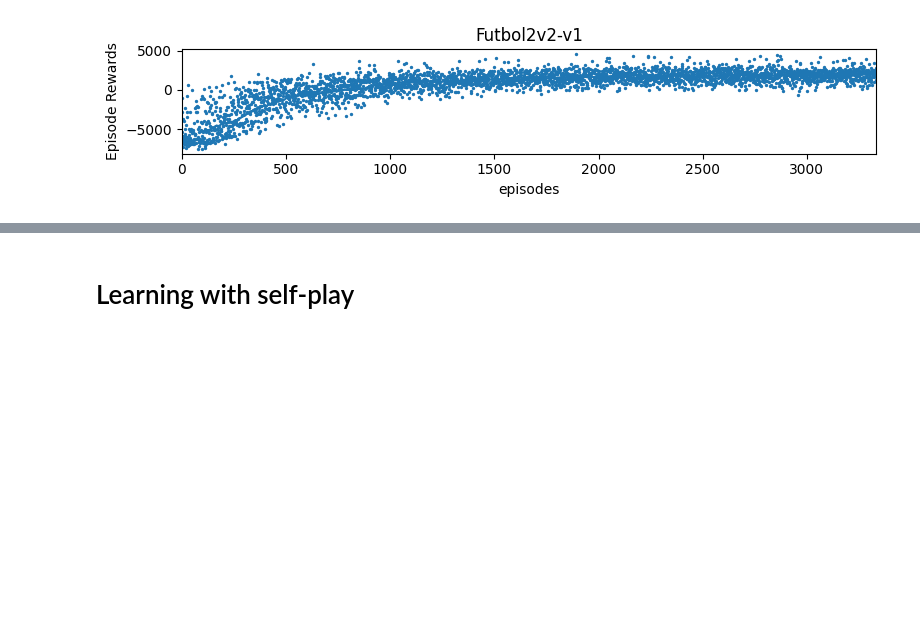
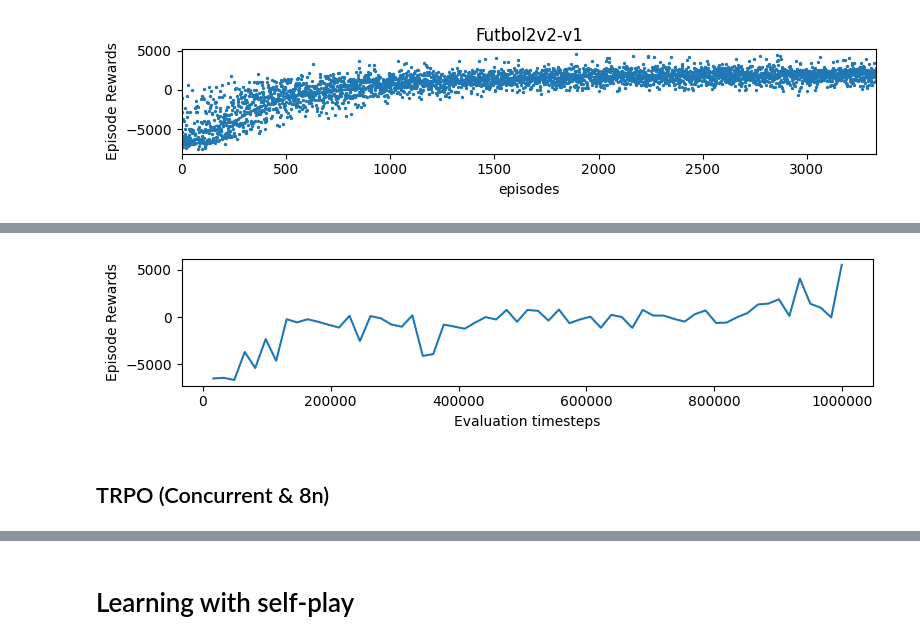
Before and after one commit to TheShenk/hai-nonconflict-action-learning, a Jupyter notebook: experiments.ipynb, the cells around one changed output, grey strips where cells are left out. Drawn from its saved outputs; the diff is of its cells as text; code cells hidden in the pictures; blank space fills up the shorter version.

```diff
--- a/experiments.ipynb
+++ b/experiments.ipynb
@@ -1656,0 +1721,40 @@ display.clear_output(wait=True)
+# %%
+from sb3_contrib import TRPO
+ALGORITHM_NAME="trpo-concurrent-hca-32n"
+
+log_dir = f"logs/futbol/{ALGORITHM_NAME}"
+eval_log_dir = f"logs/futbol/eval/{ALGORITHM_NAME}"
+tensorboard_log_dir = f"tensorboard/log/{ALGORITHM_NAME}"
+
+policy_kwargs = dict(net_arch=[32, 32])
+
+def init_football_env():
+    env = gym.make('Futbol2v2-v1', action_space_type=["box", "box"])
+    env.set_team_b_model(utils.MultiModelAgent([
+        SimpleAttackingAgent(env,  0),
+        SimpleGoalkeeperAgent(env, 1)
+    ]))
+    return env
+
+env = make_vec_env(init_football_env, n_envs=4, monitor_dir=log_dir)
+env_iter = iter(env.envs)
+ma_action_env = make_vec_env(
+    lambda: utils.TransformAction(next(env_iter), gym.spaces.Box(low=-1.0, high=1.0, shape=(1, 4))),
+    n_envs=4
+)
+eval_env = Monitor(init_football_env())
+
+models = [
+    MultiAgentOnPolicyProxy(TRPO("MlpPolicy",
+                                 ma_action_env,
+                                 device='cpu',
+                                 tensorboard_log=tensorboard_log_dir,
+                                 policy_kwargs=policy_kwargs),
+                             tb_log_name=f'{ALGORITHM_NAME}-0'),
+    MultiAgentOnPolicyProxy(TRPO("MlpPolicy",
+                                 ma_action_env,
+                                 device='cpu',
+                                 tensorboard_log=tensorboard_log_dir,
+                                 policy_kwargs=policy_kwargs),
+                             tb_log_name=f'{ALGORITHM_NAME}-1')
+]
@@ -1656,0 +1772,8 @@ display.clear_output(wait=True)
+# %%
+utils.plot_eval_results(eval_log_dir)
+display.display(plt.gcf())
+display.clear_output(wait=True)
+# %% [output]
+[figure, added]
+# %% [markdown]
+## TRPO (Concurrent & 8n)
```
Also changed, not shown: parts of 26 cells of this notebook.
